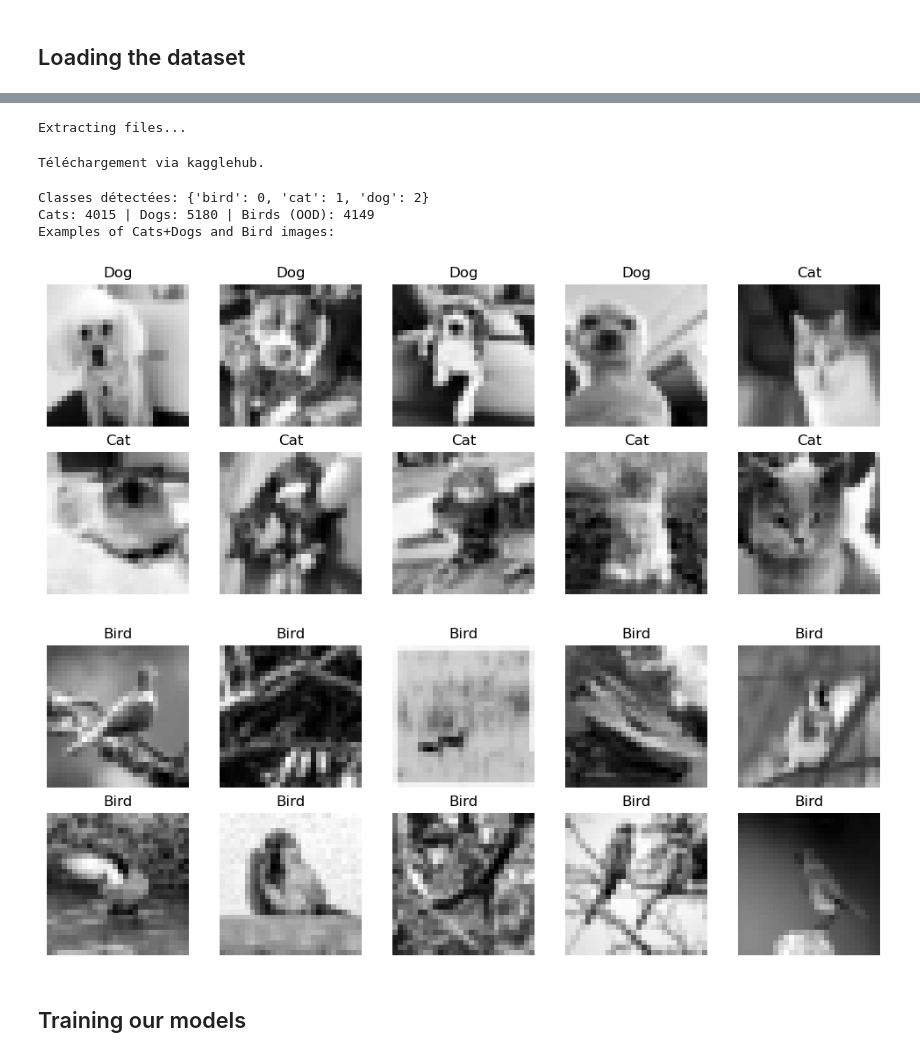
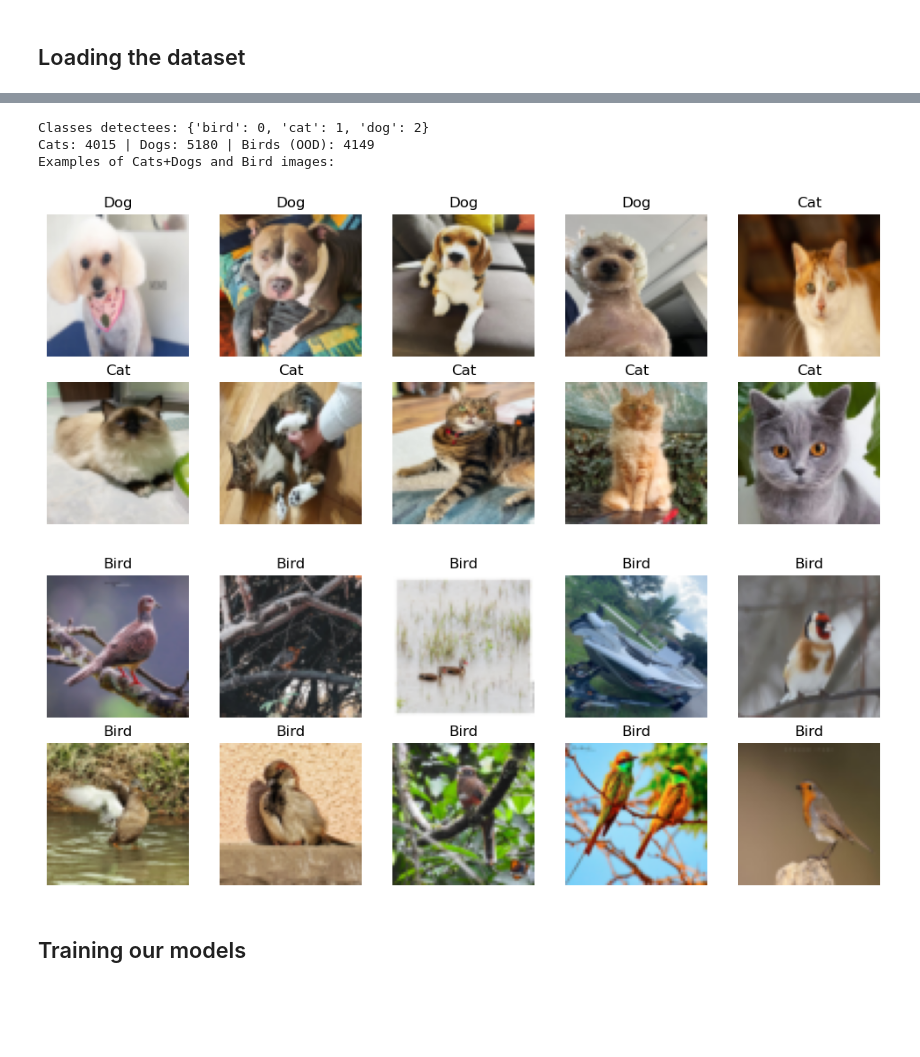
Before and after one commit to francois-thievon/MosAIk, a Jupyter notebook: demonstration/demo_quant_incertitudes.ipynb, the cells around one changed output, grey strips where cells are left out. Drawn from its saved outputs; the diff is of its cells as text; code cells hidden in the pictures; blank space fills up the shorter version.

Commit message:
Images OOD affichées, amélioration pour CAT-DOG_BIRDS

```diff
--- a/demonstration/demo_quant_incertitudes.ipynb
+++ b/demonstration/demo_quant_incertitudes.ipynb
@@ -774,7 +774,7 @@ def randomForest(X, y, X_test, nb_estimators=200):
         p_pred.append(pred_t)
         unc_tree.append(-np.sum(pred_t * np.log2(pred_t + 1e-10), axis=1))
     p_pred = np.array(p_pred)
-    ep = np.var(p_pred[:,:,0], axis=0)
+    ep = np.var(p_pred[:,:], axis=0).mean(axis=1)
     return ep, p_pred, preds
 
 
@@ -955,11 +979,18 @@ data_root = "./dataset"
 batch_size = 128
 
 transform_cdb = transforms.Compose([
-    transforms.Grayscale(num_output_channels=1),
-    transforms.Resize((28, 28)),
+    transforms.Resize((64, 64)),
     transforms.ToTensor(),
-    transforms.Normalize((0.1307,), (0.3081,)),
+    transforms.Normalize((0.485, 0.456, 0.406), (0.229, 0.224, 0.225)),
 ])
+
+_rgb_mean = torch.tensor([0.485, 0.456, 0.406]).view(3, 1, 1)
+_rgb_std = torch.tensor([0.229, 0.224, 0.225]).view(3, 1, 1)
+
+def to_rgb_image(x):
+    x = (x * _rgb_std) + _rgb_mean
+    x = x.clamp(0, 1).permute(1, 2, 0).cpu().numpy()
+    return x
 
 kaggle_slug = "mahmoudnoor/high-resolution-catdogbird-image-dataset-13000"
 local_candidates = [
@@ -995,7 +1026,7 @@ def download_with_kaggle_api(slug, target_dir):
 
     zip_files = sorted(glob.glob(os.path.join(target_dir, "*.zip")), key=os.path.getmtime, reverse=True)
     if not zip_files:
-        raise RuntimeError("Aucun fichier zip téléchargé via l'API Kaggle.")
+        raise RuntimeError("Aucun fichier zip telecharge via l'API Kaggle.")
     zip_path = zip_files[0]
 
     extract_dir = os.path.join(target_dir, "high-resolution-catdogbird-image-dataset-13000")
@@ -1014,14 +1045,14 @@ if dataset_path is None:
     try:
         kagglehub = ensure_module("kagglehub")
         dataset_path = kagglehub.dataset_download(kaggle_slug)
-        print("Téléchargement via kagglehub.")
+        print("Telechargement via kagglehub.")
     except Exception as kagglehub_err:
         try:
             dataset_path = download_with_kaggle_api(kaggle_slug, data_root)
             print("kagglehub indisponible, fallback via package Python kaggle.")
         except Exception as kaggle_err:
             raise RuntimeError(
-                "Impossible de télécharger le dataset. "
+                "Impossible de telecharger le dataset. "
                 f"kagglehub: {kagglehub_err} | kaggle(api): {kaggle_err}"
             )
 
@@ -1029,7 +1060,7 @@ imagefolder_root = locate_imagefolder_root(dataset_path)
 if imagefolder_root is None:
     raise RuntimeError(
         "Racine ImageFolder introuvable (classes cat/dog/bird). "
-        f"Vérifie le contenu de: {dataset_path}"
+        f"Verifie le contenu de: {dataset_path}"
     )
 
 full_cdb = ImageFolder(root=imagefolder_root, transform=transform_cdb)
@@ -1040,7 +1071,7 @@ dog_idx = next((v for k, v in class_to_idx.items() if "dog" in k), None)
 bird_idx = next((v for k, v in class_to_idx.items() if "bird" in k), None)
 
 if cat_idx is None or dog_idx is None or bird_idx is None:
-    raise RuntimeError(f"Classes détectées: {full_cdb.class_to_idx} (cat/dog/bird requis)")
+    raise RuntimeError(f"Classes detectees: {full_cdb.class_to_idx} (cat/dog/bird requis)")
 
 cat_indices, dog_indices, bird_indices = [], [], []
 for sample_idx, (_, label) in enumerate(full_cdb.samples):
@@ -1069,7 +1100,7 @@ for _ in tqdm(islice(catdog_loader, 10), total=10, desc="Loading Cats+Dogs"):
 for _ in tqdm(islice(bird_loader, 10), total=10, desc="Loading Birds (OOD)"):
     pass
 
-print(f"Classes détectées: {full_cdb.class_to_idx}")
+print(f"Classes detectees: {full_cdb.class_to_idx}")
 print(f"Cats: {len(cat_dataset)} | Dogs: {len(dog_dataset)} | Birds (OOD): {len(bird_dataset)}")
 print("Examples of Cats+Dogs and Bird images:")
 
@@ -1079,7 +1110,7 @@ fig, axes = plt.subplots(2, 5, figsize=(10, 4))
 axes = axes.flatten()
 for ax, idx in zip(axes, idx_catdog):
     img, label = catdog_dataset[idx]
-    ax.imshow(img.squeeze(), cmap="gray")
+    ax.imshow(to_rgb_image(img))
     ax.set_title("Cat" if label == cat_idx else "Dog")
     ax.axis("off")
 for ax in axes[len(idx_catdog):]:
@@ -1092,7 +1123,7 @@ fig, axes = plt.subplots(2, 5, figsize=(10, 4))
 axes = axes.flatten()
 for ax, idx in zip(axes, idx_bird):
     img, _ = bird_dataset[idx]
-    ax.imshow(img.squeeze(), cmap="gray")
+    ax.imshow(to_rgb_image(img))
     ax.set_title("Bird")
     ax.axis("off")
 for ax in axes[len(idx_bird):]:
@@ -1105,10 +1136,8 @@ Downloading from https://www.kaggle.com/api/v1/datasets/download/mahmoudnoor/hig
-Extracting files...
+Classes detectees: {'bird': 0, 'cat': 1, 'dog': 2}
+Cats: 4015 | Dogs: 5180 | Birds (OOD): 4149
+Examples of Cats+Dogs and Bird images:
-Téléchargement via kagglehub.
-Classes détectées: {'bird': 0, 'cat': 1, 'dog': 2}
-Cats: 4015 | Dogs: 5180 | Birds (OOD): 4149
-Examples of Cats+Dogs and Bird images:
-[figure, old version]
+[figure, new version]
-[figure, old version]
+[figure, new version]
 # %% [markdown]
 ## Training our models
 # %% [markdown]
```
Also changed, not shown: parts of 16 cells of this notebook.
